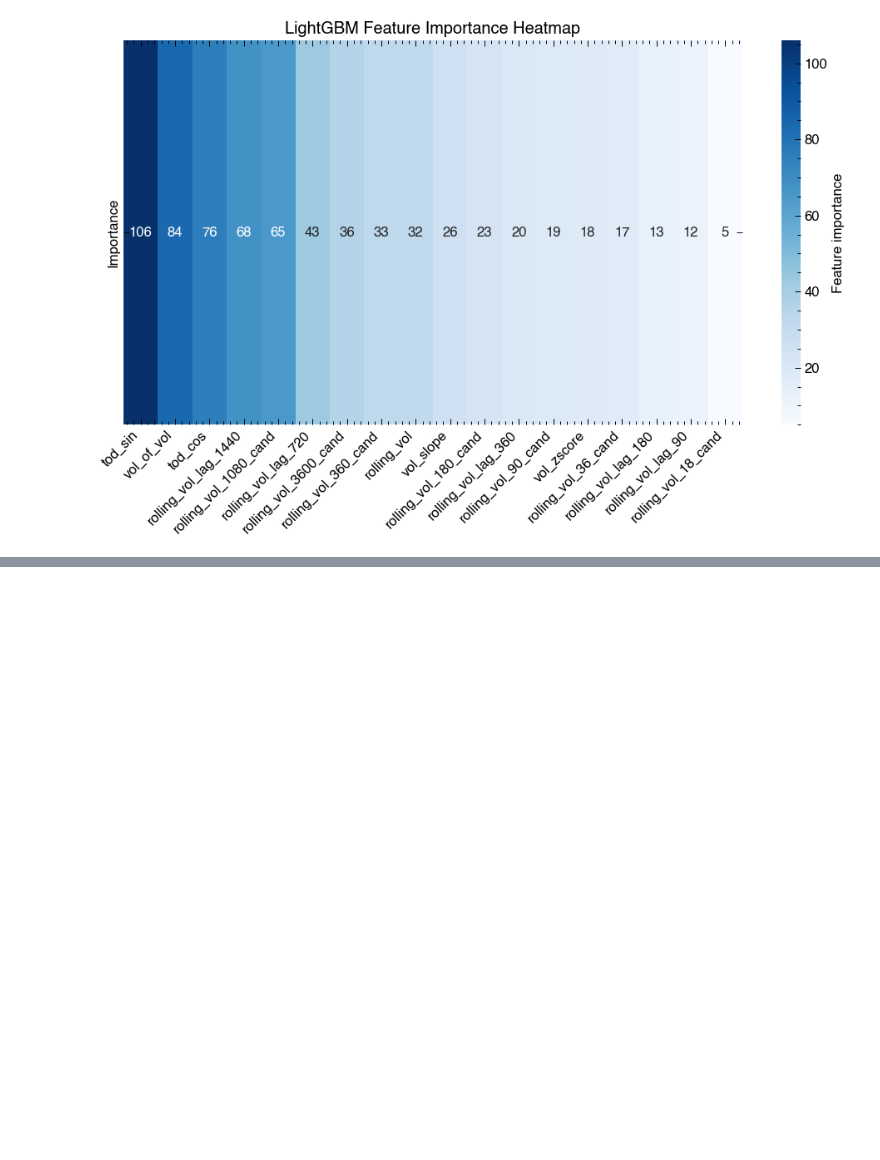
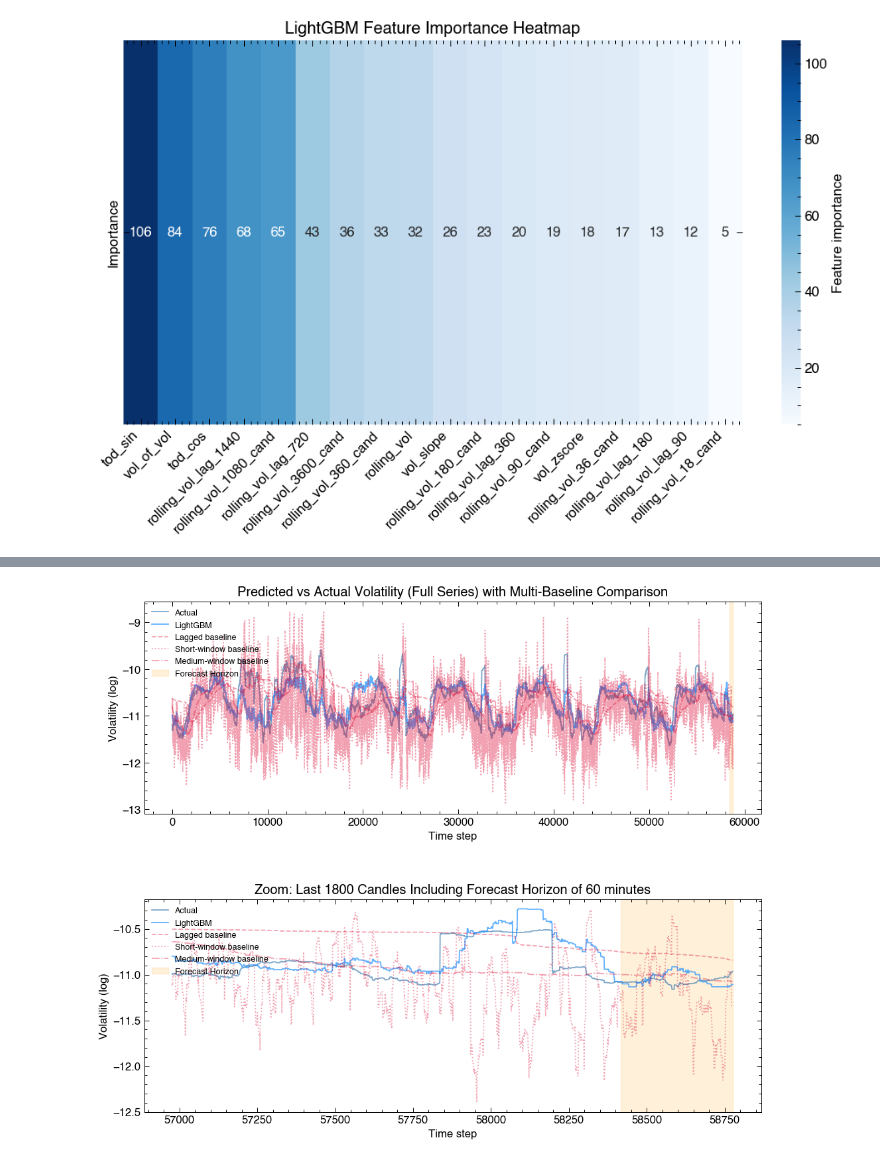
Before and after one commit to dominicjtaylor/fx-volatility-forecasting, a Jupyter notebook: notebooks/volatility_forecasting.ipynb, the cells around one changed output, grey strips where cells are left out. Saved outputs shown, nothing was run; the diff lists cells and outputs as text; code cells hidden in the pictures; blank space fills up the shorter version.

```diff
--- a/notebooks/volatility_forecasting.ipynb
+++ b/notebooks/volatility_forecasting.ipynb
@@ -542,21 +559,19 @@ plt.show()
 from sklearn.metrics import mean_squared_error, mean_absolute_error
 import seaborn as sns
 
-eps = 1e-8
+eps = 1e-8  # to avoid log(0)
 
-# Choose some realistic short and medium windows from your features
-baseline_lagged = np.log(X_test[:, feature_cols.index('rolling_vol')] + eps)  # simplest lagged volatility
-baseline_short  = np.log(X_test[:, feature_cols.index('rolling_vol_18_cand')] + eps)  # short rolling window
-baseline_medium = np.log(X_test[:, feature_cols.index('rolling_vol_1080_cand')] + eps) # medium rolling window
+# Pick rolling-vol features for baselines
+baseline_lagged = np.log(X_test[:, feature_cols.index('rolling_vol')] + eps)
+baseline_short  = np.log(X_test[:, feature_cols.index('rolling_vol_18_cand')] + eps)
+baseline_medium = np.log(X_test[:, feature_cols.index('rolling_vol_1080_cand')] + eps)
 
-# Store baselines in a dictionary for iteration
 baselines = {
     "Lagged": baseline_lagged,
-    "Short window": baseline_short,
-    "Medium window": baseline_medium
+    "Short-window": baseline_short,
+    "Medium-window": baseline_medium
 }
 
-# Compute RMSE/MAE and percentage improvement
 print("Performance comparison (log-volatility space):\n")
 for name, pred in baselines.items():
     rmse = np.sqrt(mean_squared_error(y_test, pred))
@@ -565,4 +580,75 @@ for name, pred in baselines.items():
     mae_improve  = 100 * (mae - mae_log) / mae
     print(f"{name} baseline: RMSE={rmse:.6f}, MAE={mae:.6f}")
     print(f"  -> LightGBM improvement: RMSE {rmse_improve:.2f}%, MAE {mae_improve:.2f}%\n")
+
+time_res = (df['timestamp'].iloc[1] - df['timestamp'].iloc[0]).total_seconds()
+H = int(forecast_horizon / time_res)
+zoom_len = 5 * H
+start_zoom = max(len(y_test) - zoom_len, 0)
+x_full = np.arange(len(y_test))
+x_zoom = np.arange(start_zoom, len(y_test))
+
+# Colours
+actual_color = 'steelblue'
+model_color = 'dodgerblue'
+baseline_color = 'crimson'
+horizon_color = 'orange'
+baseline_alpha = 0.4
+
+# Linestyles for baselines
+lagged_ls  = '--'
+short_ls   = ':'
+medium_ls  = '-.'
+
+fig, axes = plt.subplots(2, 1, figsize=(12, 10), sharex=False)
+
+# Full series
+axes[0].plot(x_full, y_test, label='Actual', color=actual_color, alpha=0.7)
+axes[0].plot(x_full, y_pred_log, label='LightGBM', color=model_color, alpha=0.7)
+axes[0].plot(x_full, baseline_lagged, label='Lagged baseline', color=baseline_color, linestyle=lagged_ls, alpha=baseline_alpha)
+axes[0].plot(x_full, baseline_short, label='Short-window baseline', color=baseline_color, linestyle=short_ls, alpha=baseline_alpha)
+axes[0].plot(x_full, baseline_medium, label='Medium-window baseline', color=baseline_color, linestyle=medium_ls, alpha=baseline_alpha)
+axes[0].axvspan(len(y_test)-H, len(y_test), color=horizon_color, alpha=0.15, label='Forecast Horizon')
+axes[0].set_xlabel('Time step')
+axes[0].set_ylabel('Volatility (log)')
+axes[0].set_title('Predicted vs Actual Volatility (Full Series) with Multi-Baseline Comparison')
+axes[0].legend(loc='upper left', fontsize=9)
+
+# Zoomed-in view
+axes[1].plot(x_zoom, y_test[start_zoom:], label='Actual', color=actual_color, alpha=0.7)
+axes[1].plot(x_zoom, y_pred_log[start_zoom:], label='LightGBM', color=model_color, alpha=0.7)
+axes[1].plot(x_zoom, baseline_lagged[start_zoom:], label='Lagged baseline', color=baseline_color, linestyle=lagged_ls, alpha=baseline_alpha)
+axes[1].plot(x_zoom, baseline_short[start_zoom:], label='Short-window baseline', color=baseline_color, linestyle=short_ls, alpha=baseline_alpha)
+axes[1].plot(x_zoom, baseline_medium[start_zoom:], label='Medium-window baseline', color=baseline_color, linestyle=medium_ls, alpha=baseline_alpha)
+axes[1].axvspan(len(y_test)-H, len(y_test), color=horizon_color, alpha=0.15, label='Forecast Horizon')
+axes[1].set_xlabel('Time step')
+axes[1].set_ylabel('Volatility (log)')
+axes[1].set_title(f'Zoom: Last {int(zoom_len)} Candles Including Forecast Horizon of {hmins} minutes')
+axes[1].legend(loc='upper left', fontsize=9)
+
+plt.subplots_adjust(hspace=0.4)
+plt.show()
+
+# ----------------------------
+# 3. Feature importance heatmap
+# ----------------------------
+importances = ml_model.feature_importances_
+feature_names = feature_cols
+
+# Sort features by importance
+sorted_idx = np.argsort(importances)[::-1]
+
+plt.figure(figsize=(12, 6))
+sns.heatmap(
+    np.expand_dims(importances[sorted_idx], axis=0),
+    annot=True,
+    fmt=".0f",
+    cmap="Blues",
+    yticklabels=["Importance"],
+    xticklabels=np.array(feature_names)[sorted_idx],
+    cbar_kws={'label': 'Feature importance'}
+)
+plt.xticks(rotation=45, ha='right')
+plt.title("LightGBM Feature Importance Heatmap")
+plt.show()
 # %% [output]
@@ -585 +664,2 @@ Medium window baseline: RMSE=0.420263, MAE=0.324011
   -> LightGBM improvement: RMSE 26.22%, MAE 29.05%
+[figure, added]
```
Also changed, not shown: parts of 5 cells of this notebook.
